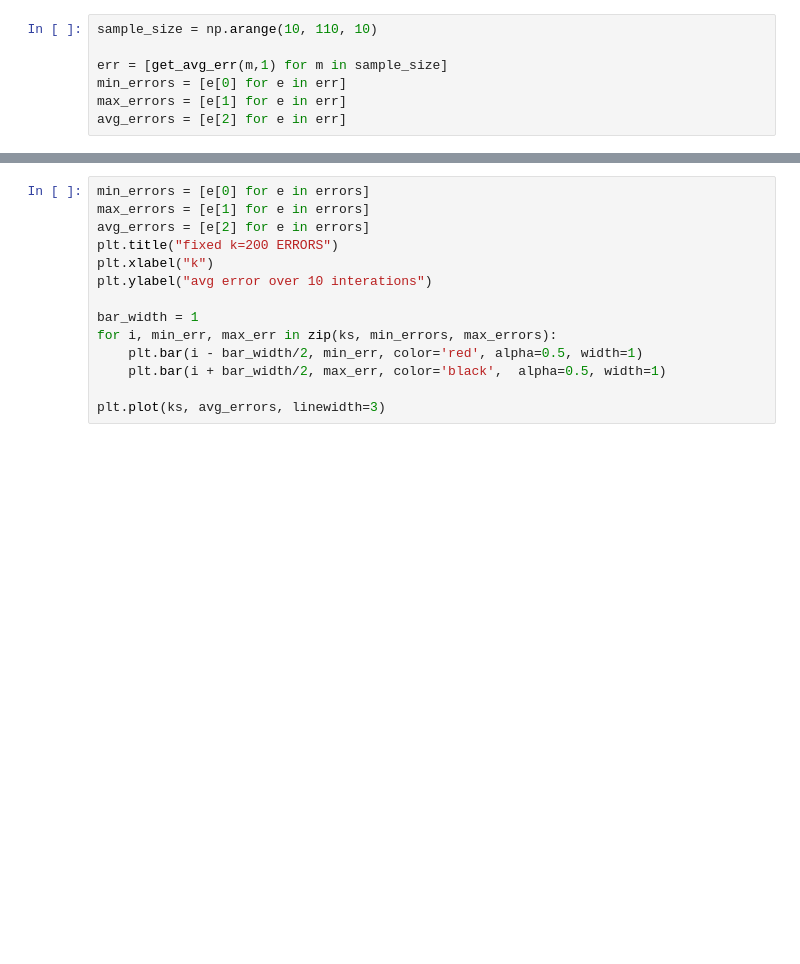
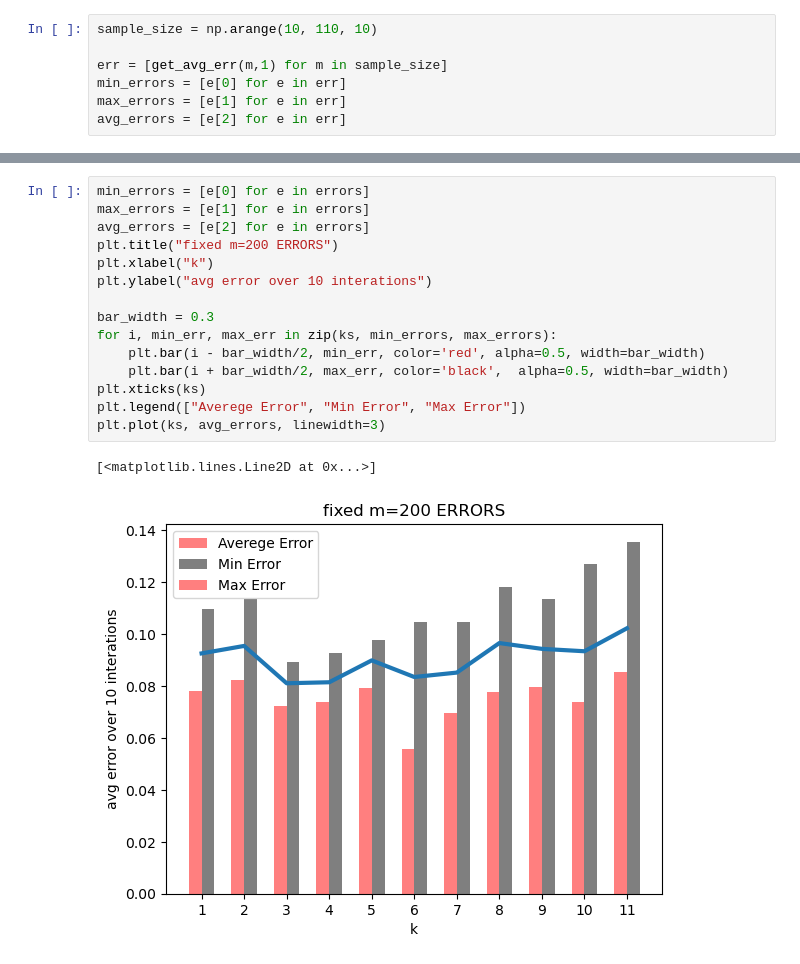
Before and after one commit to TzviGreenfeld/BGU-CS, a Jupyter notebook: ex1/plot.ipynb, the cells around one changed output, grey strips where cells are left out. Drawn from its saved outputs; the diff is of its cells as text; blank space fills up the shorter version.

```diff
--- a/ex1/plot.ipynb
+++ b/ex1/plot.ipynb
@@ -55,14 +69,18 @@ errors = [get_avg_err(200, k) for k in ks]
 # %%
 min_errors = [e[0] for e in errors]
 max_errors = [e[1] for e in errors]
 avg_errors = [e[2] for e in errors]
-plt.title("fixed k=200 ERRORS")
+plt.title("fixed m=200 ERRORS")
 plt.xlabel("k")
 plt.ylabel("avg error over 10 interations")
 
-bar_width = 1
+bar_width = 0.3
 for i, min_err, max_err in zip(ks, min_errors, max_errors):
-    plt.bar(i - bar_width/2, min_err, color='red', alpha=0.5, width=1)
-    plt.bar(i + bar_width/2, max_err, color='black',  alpha=0.5, width=1)
-
+    plt.bar(i - bar_width/2, min_err, color='red', alpha=0.5, width=bar_width)
+    plt.bar(i + bar_width/2, max_err, color='black',  alpha=0.5, width=bar_width)
+plt.xticks(ks)
+plt.legend(["Averege Error", "Min Error", "Max Error"])
 plt.plot(ks, avg_errors, linewidth=3)
+# %% [output]
+[<matplotlib.lines.Line2D at 0x...>]
+[figure, added]
```
Also changed, not shown: parts of 2 cells of this notebook.
